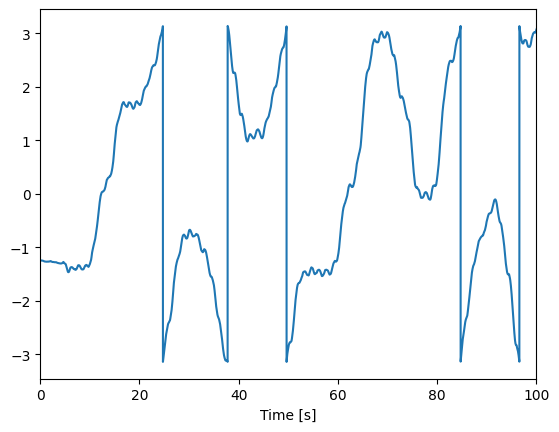
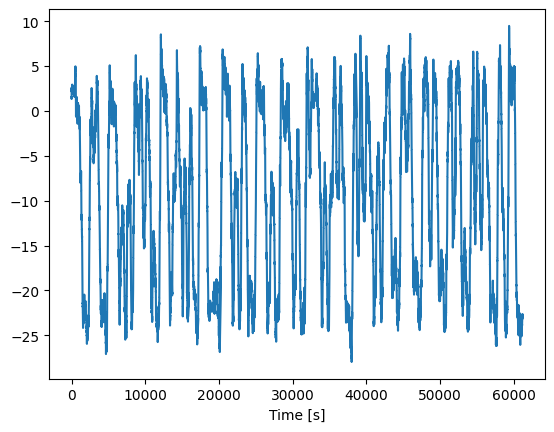
The notebook cell's code change between the first figure and the second:
--- before
+++ after
@@ -1,5 +1,5 @@
-plt.plot(imu.t[:] - imu.t[0], imu.attitude[:,2])
+plt.plot(imu.mag[:,1])
 
-plt.xlim(0,100)
+# plt.xlim(0,100)
 plt.xlabel("Time [s]")
 plt.show()

Commit: some work but not great